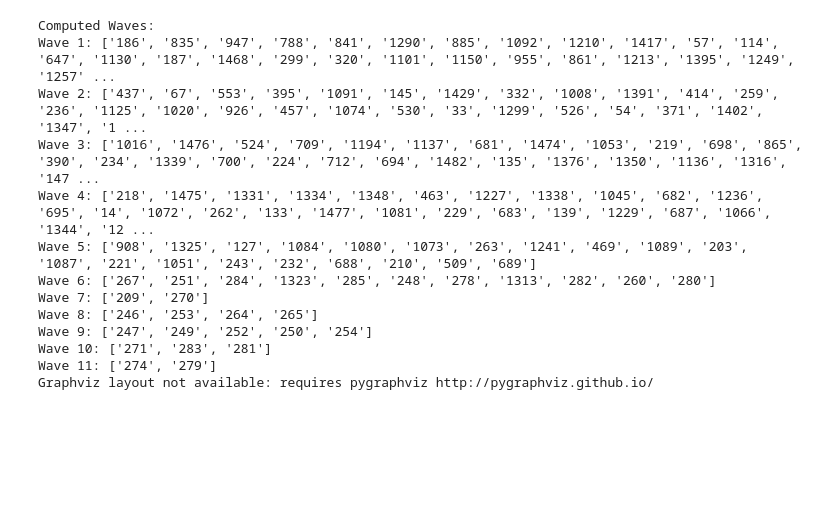
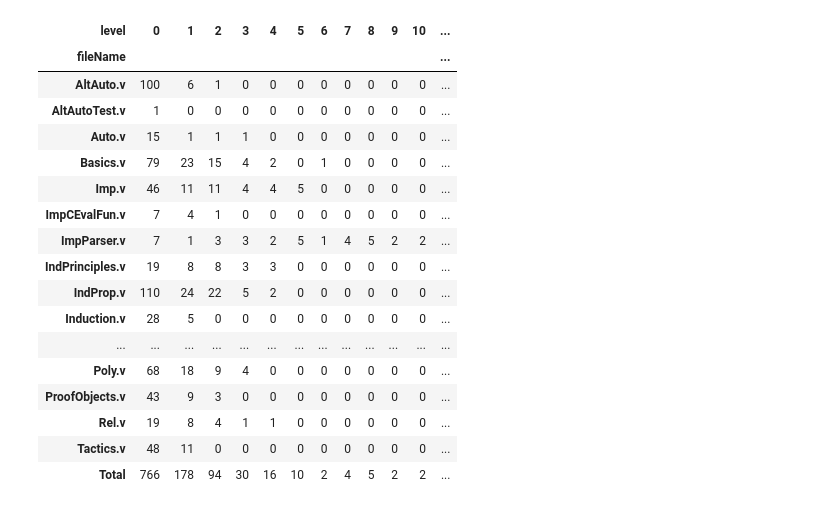
Before and after one commit to JasonGross/autoformalization-transpilation, a Jupyter notebook: src/dependency_graph/plot.ipynb, the cells around one changed output. Drawn from its saved outputs; the diff is of its cells as text; code cells hidden in the pictures; blank space fills up the shorter version.

Commit message:
Bring changes from shiki: update dependency_graph and processed_data

```diff
--- a/src/dependency_graph/plot.ipynb
+++ b/src/dependency_graph/plot.ipynb
@@ -8,3 +131,25 @@ import re
+# %%
+pivot = pd.crosstab(df['fileName'], df['level'], margins=True, margins_name="Total")
+pivot
+# %% [output]
+| level | 0 | 1 | 2 | 3 | 4 | 5 | 6 | 7 | 8 | 9 | 10 | ... |
+| fileName |  |  |  |  |  |  |  |  |  |  |  | ... |
+| AltAuto.v | 100 | 6 | 1 | 0 | 0 | 0 | 0 | 0 | 0 | 0 | 0 | ... |
+| AltAutoTest.v | 1 | 0 | 0 | 0 | 0 | 0 | 0 | 0 | 0 | 0 | 0 | ... |
+| Auto.v | 15 | 1 | 1 | 1 | 0 | 0 | 0 | 0 | 0 | 0 | 0 | ... |
+| Basics.v | 79 | 23 | 15 | 4 | 2 | 0 | 1 | 0 | 0 | 0 | 0 | ... |
+| Imp.v | 46 | 11 | 11 | 4 | 4 | 5 | 0 | 0 | 0 | 0 | 0 | ... |
+| ImpCEvalFun.v | 7 | 4 | 1 | 0 | 0 | 0 | 0 | 0 | 0 | 0 | 0 | ... |
+| ImpParser.v | 7 | 1 | 3 | 3 | 2 | 5 | 1 | 4 | 5 | 2 | 2 | ... |
+| IndPrinciples.v | 19 | 8 | 8 | 3 | 3 | 0 | 0 | 0 | 0 | 0 | 0 | ... |
+| IndProp.v | 110 | 24 | 22 | 5 | 2 | 0 | 0 | 0 | 0 | 0 | 0 | ... |
+| Induction.v | 28 | 5 | 0 | 0 | 0 | 0 | 0 | 0 | 0 | 0 | 0 | ... |
+| ... | ... | ... | ... | ... | ... | ... | ... | ... | ... | ... | ... | ... |
+| Poly.v | 68 | 18 | 9 | 4 | 0 | 0 | 0 | 0 | 0 | 0 | 0 | ... |
+| ProofObjects.v | 43 | 9 | 3 | 0 | 0 | 0 | 0 | 0 | 0 | 0 | 0 | ... |
+| Rel.v | 19 | 8 | 4 | 1 | 1 | 0 | 0 | 0 | 0 | 0 | 0 | ... |
+| Tactics.v | 48 | 11 | 0 | 0 | 0 | 0 | 0 | 0 | 0 | 0 | 0 | ... |
+| Total | 766 | 178 | 94 | 30 | 16 | 10 | 2 | 4 | 5 | 2 | 2 | ... |
 # %%
 
 def modifyDpdFileInPlace(filePath: str) -> None:
@@ -138,22 +408,10 @@ def plotGraphUniqueFileColors(filePath: str) -> None:
 # %%
-dpdFilePath: str = r"C:\Users\User\Documents\GitHub\autoformalization\src\temp\dgraph.dpd"
+dpdFilePath: str = r"C:\Users\User\Documents\GitHub\autoformalization\src\dataset\dependency_graph\dgraph.dpd"
 
-graph = createGraphFromDpd(dpdFilePath)
-plotGraphSpringLayout(graph, title="Dependency Graph (Spring Layout)")
+G = createGraphFromDpd(dpdFilePath)
+
+plotGraphSpringLayout(G, title="Dependency Graph (Spring Layout)")
 
 plotNodeDegreeHistogram(dpdFilePath)
-plotGraphUniqueFileColors(dpdFilePath)
+
+plotTopologicallySortedGraph(dpdFilePath)
-# %% [output]
-Computed Waves:
-Wave 1: ['186', '835', '947', '788', '841', '1290', '885', '1092', '1210', '1417', '57', '114', '647', '1130', '187', '1468', '299', '320', '1101', '1150', '955', '861', '1213', '1395', '1249', '1257' ...
-Wave 2: ['437', '67', '553', '395', '1091', '145', '1429', '332', '1008', '1391', '414', '259', '236', '1125', '1020', '926', '457', '1074', '530', '33', '1299', '526', '54', '371', '1402', '1347', '1 ...
-Wave 3: ['1016', '1476', '524', '709', '1194', '1137', '681', '1474', '1053', '219', '698', '865', '390', '234', '1339', '700', '224', '712', '694', '1482', '135', '1376', '1350', '1136', '1316', '147 ...
-Wave 4: ['218', '1475', '1331', '1334', '1348', '463', '1227', '1338', '1045', '682', '1236', '695', '14', '1072', '262', '133', '1477', '1081', '229', '683', '139', '1229', '687', '1066', '1344', '12 ...
-Wave 5: ['908', '1325', '127', '1084', '1080', '1073', '263', '1241', '469', '1089', '203', '1087', '221', '1051', '243', '232', '688', '210', '509', '689']
-Wave 6: ['267', '251', '284', '1323', '285', '248', '278', '1313', '282', '260', '280']
-Wave 7: ['209', '270']
-Wave 8: ['246', '253', '264', '265']
-Wave 9: ['247', '249', '252', '250', '254']
-Wave 10: ['271', '283', '281']
-Wave 11: ['274', '279']
-Graphviz layout not available: requires pygraphviz http://pygraphviz.github.io/
```
Also changed, not shown: parts of 11 cells of this notebook, 5 other files.
